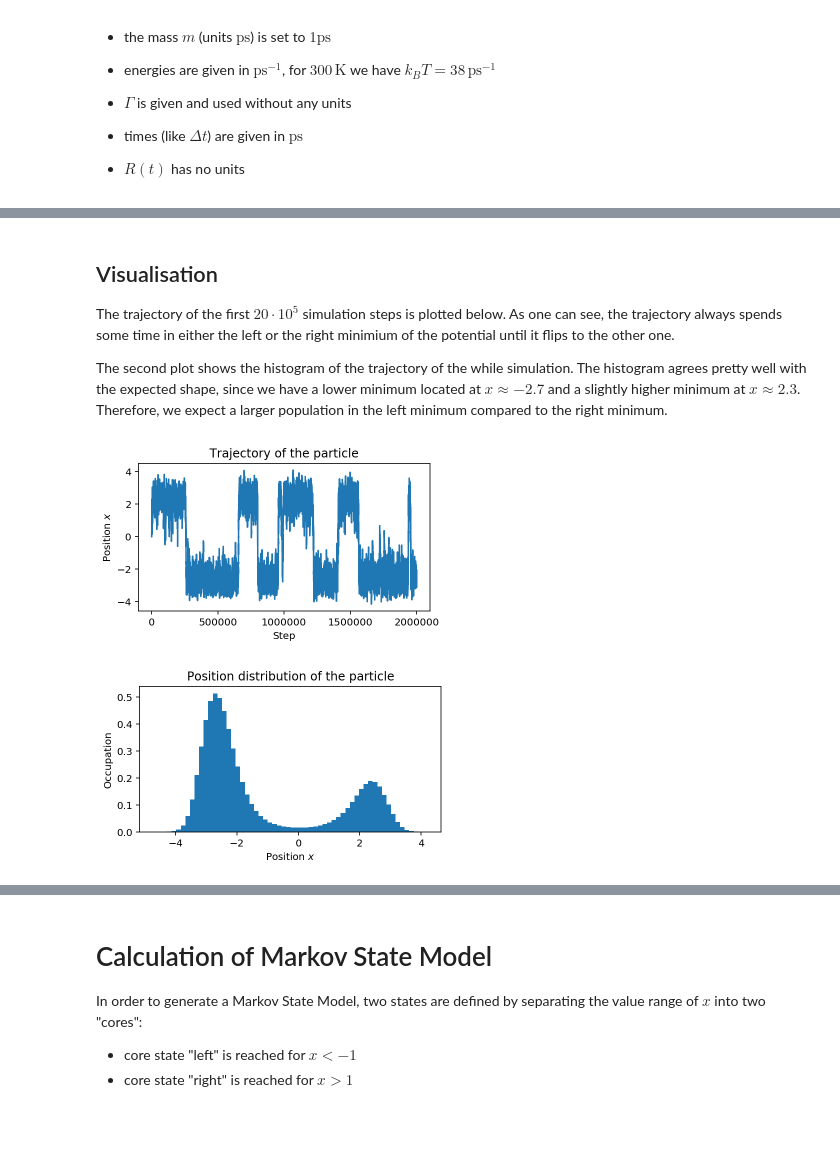
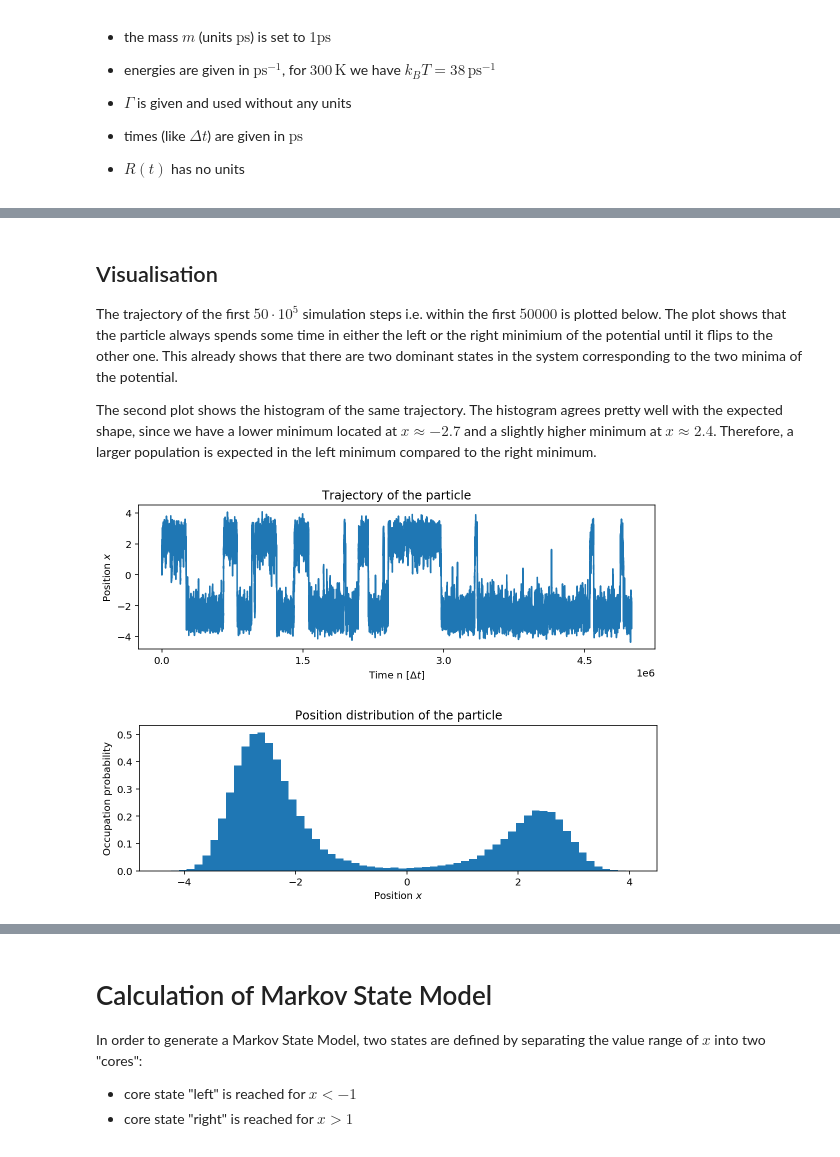
Before and after one commit to jobirk/markovstatemodel, a Jupyter notebook: Construction and Validation of a Markov State Model.ipynb, the cells around one changed output, grey strips where cells are left out. Cells and saved outputs as stored; diff of their text form; code cells hidden in the pictures; blank space fills up the shorter version.

Commit message:
comments and improvements in plotting functions

```diff
--- a/Construction and Validation of a Markov State Model.ipynb
+++ b/Construction and Validation of a Markov State Model.ipynb
@@ -118,10 +635,18 @@ The trajectory of the simulation is saved for the intervals $n=1,2,5,10,50,100,3
 # %%
-# constants and variables
-n_steps = int(200e6)
+# parameters of the simulation
+n_steps = int(100e6)
 delta_t = 0.001
 seed_for_simulation = 5
-lag_times = [1, 2, 5, 10, 50, 100, 300, 1000, 1500, 2000, 2500, 3000,
-             3500, 4000, 4500, 5000, 5500, 6000, 6500, 7000, 7500]
-
+lag_times = np.concatenate((
+                    np.array([1, 2, 5, 10, 50, 100, 300, 1000, 1500,
+                              2000, 2500, 3000, 3500, 4000, 4500, 5000,
+                              5500, 6000, 6500, 7000, 7500, 8000,
+                              10_000, 20_000, 30_000, 40_000]),
+                    np.arange(50_000, 2_000_000, 50_000)))
+# define path where to save the trajectories
 path = "/Users/joschkabirk/trajectories_simphys/seed%i_steps%1.e/"%(seed_for_simulation, n_steps)
-print(path)
+os.system("mkdir -p "+path)
+# perform the simulation
+sim = Markov_simulation(steps=int(n_steps), dt=delta_t, \
+                        seed=seed_for_simulation)
+# sim.simulate()
@@ -156,14 +660,16 @@ file already exists -> not saved again
 # %% [markdown]
 ## Visualisation
 
-The trajectory of the first $20 \cdot 10^5$ simulation steps is plotted below. As one can see, the trajectory always spends some time in either the left or the right minimium of the potential until it flips to the other one.
+The trajectory of the first $50 \cdot 10^5$ simulation steps i.e. within the first $50000$ is plotted below. The plot shows that the particle always spends some time in either the left or the right minimium of the potential until it flips to the other one. This already shows that there are two dominant states in the system corresponding to the two minima of the potential.
 
-The second plot shows the histogram of the trajectory of the while simulation. The histogram agrees pretty well with the expected shape, since we have a lower minimum located at $x\approx -2.7$ and a slightly higher minimum at $x\approx 2.3$. Therefore, we expect a larger population in the left minimum compared to the right minimum.
+The second plot shows the histogram of the same trajectory. The histogram agrees pretty well with the expected shape, since we have a lower minimum located at $x\approx -2.7$ and a slightly higher minimum at $x\approx 2.4$. Therefore, a larger population is expected in the left minimum compared to the right minimum.
 # %%
-traj1 = np.load(path+"trajectory_with_interval_1.npy")
+traj1 = np.load(path+"/trajectory_with_interval_1.npy")
 # %%
-plot_trajectory(trajectory=traj1, end_step=int(20e5) )
-plot_histogram(trajectory=traj1,  end_step=n_steps, nbins=60 )
+plot_trajectory(trajectory=traj1, end_step=int(50e5) )
+occupation_probability, histo_bins = plot_histogram(trajectory=traj1,
+                                                    end_step=int(50e5),
+                                                    nbins=60 )
 # %% [output]
-[figure, old version]
+[figure, new version]
-[figure, old version]
+[figure, new version]
```
Also changed, not shown: parts of 59 cells of this notebook, 2 other files.
